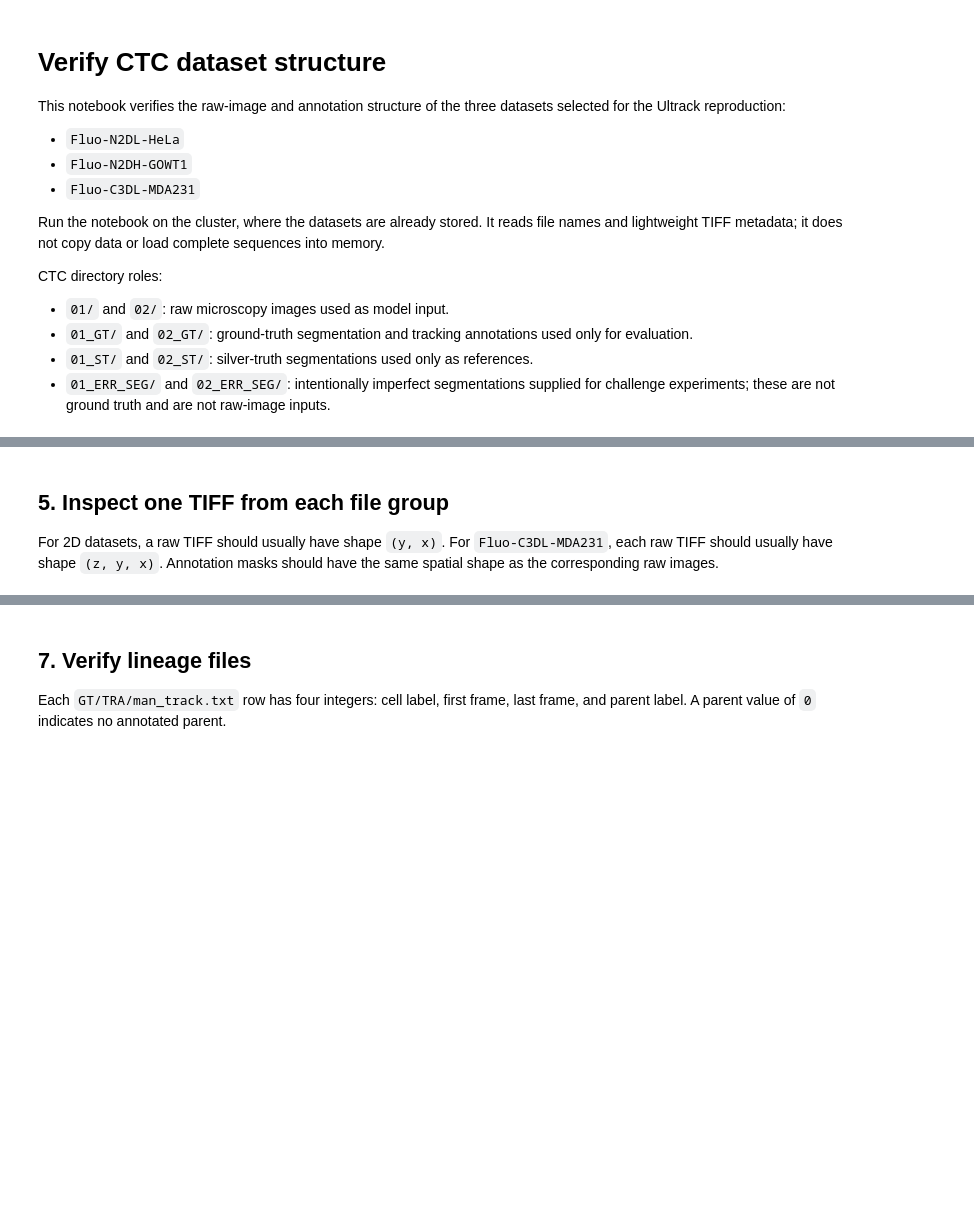
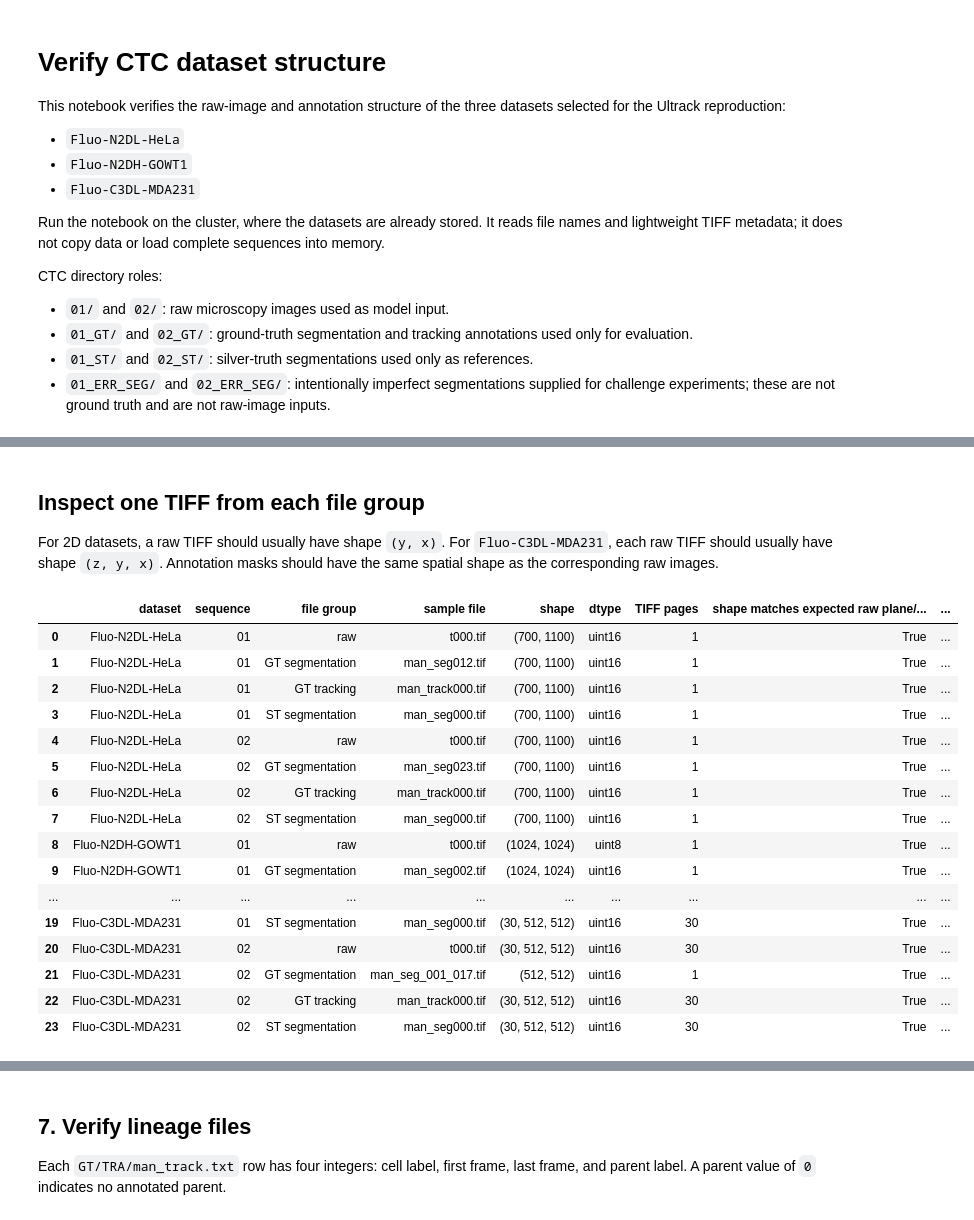
Before and after one commit to dsi-rse/clinic-2026-cell-tracking, a Jupyter notebook: notebooks/verify_ctc_dataset_structure.ipynb, the cells around one changed output, grey strips where cells are left out. Cells and saved outputs as stored; diff of their text form; code cells hidden in the pictures; blank space fills up the shorter version.

Commit message:
Complete and record selected CTC dataset checks and verification

```diff
--- a/notebooks/verify_ctc_dataset_structure.ipynb
+++ b/notebooks/verify_ctc_dataset_structure.ipynb
@@ -57,22 +67,29 @@ print(f"Reading datasets from: {CTC_ROOT}")
 
 These helpers inspect file names and TIFF metadata. They do not read full image arrays.
 # %%
-FRAME_NUMBER = re.compile(r"(\d+)$")
+INDEX_VALUES = re.compile(r"\d+")
+
+
+def file_indices(path):
+    """Return all numeric indices encoded in a CTC file name."""
+    return tuple(int(value) for value in INDEX_VALUES.findall(path.stem))
 
 
 def frame_number(path):
-    """Return the trailing frame number from a CTC TIFF file name."""
-    match = FRAME_NUMBER.search(path.stem)
-    if match is None:
+    """Return the time index encoded in a CTC TIFF file name."""
+    indices = file_indices(path)
+    if not indices:
         raise ValueError(f"No frame number found in {path.name}")
-    return int(match.group(1))
+    if path.stem.startswith("man_seg_") and len(indices) == 2:
+        return indices[0]
+    return indices[-1]
 
 
 def matching_files(directory, pattern):
     """Return naturally ordered files matching a CTC name pattern."""
     if not directory.is_dir():
         return []
-    return sorted(directory.glob(pattern), key=frame_number)
+    return sorted(directory.glob(pattern), key=file_indices)
 
 
 def frame_range(files):
@@ -150,5 +226,5 @@ file_summary
 # %% [markdown]
-## 5. Inspect one TIFF from each file group
+## Inspect one TIFF from each file group
 
 For 2D datasets, a raw TIFF should usually have shape `(y, x)`. For `Fluo-C3DL-MDA231`, each raw TIFF should usually have shape `(z, y, x)`. Annotation masks should have the same spatial shape as the corresponding raw images.
 # %%
@@ -158,31 +234,61 @@ for dataset, expected_dimensions in DATASETS.items():
     for sequence in SEQUENCES:
         raw_files = group_files[(dataset, sequence, "raw")]
         raw_shape = None
         if raw_files:
             raw_shape, _, _ = tiff_metadata(raw_files[0])
 
         for group in file_groups:
             files = group_files[(dataset, sequence, group)]
             if not files:
                 continue
             shape, dtype, page_count = tiff_metadata(files[0])
+            is_slice_annotation = (
+                group == "GT segmentation"
+                and files[0].stem.startswith("man_seg_")
+                and len(file_indices(files[0])) == 2
+            )
+            expected_shape = (
+                raw_shape[-2:]
+                if raw_shape and is_slice_annotation
+                else raw_shape
+            )
             metadata_rows.append(
                 {
                     "dataset": dataset,
                     "sequence": sequence,
                     "file group": group,
                     "sample file": files[0].name,
                     "shape": shape,
                     "dtype": dtype,
                     "TIFF pages": page_count,
-                    "shape matches raw": shape == raw_shape,
+                    "shape matches expected raw plane/volume": (
+                        shape == expected_shape
+                    ),
                     "expected raw dimensions": (
                         len(shape) == expected_dimensions
                         if group == "raw"
                         else None
                     ),
                 }
             )
 
 metadata_summary = pd.DataFrame(metadata_rows)
 metadata_summary
+# %% [output]
+|  | dataset | sequence | file group | sample file | shape | dtype | TIFF pages | shape matches expected raw plane/... | ... |
+| 0 | Fluo-N2DL-HeLa | 01 | raw | t000.tif | (700, 1100) | uint16 | 1 | True | ... |
+| 1 | Fluo-N2DL-HeLa | 01 | GT segmentation | man_seg012.tif | (700, 1100) | uint16 | 1 | True | ... |
+| 2 | Fluo-N2DL-HeLa | 01 | GT tracking | man_track000.tif | (700, 1100) | uint16 | 1 | True | ... |
+| 3 | Fluo-N2DL-HeLa | 01 | ST segmentation | man_seg000.tif | (700, 1100) | uint16 | 1 | True | ... |
+| 4 | Fluo-N2DL-HeLa | 02 | raw | t000.tif | (700, 1100) | uint16 | 1 | True | ... |
+| 5 | Fluo-N2DL-HeLa | 02 | GT segmentation | man_seg023.tif | (700, 1100) | uint16 | 1 | True | ... |
+| 6 | Fluo-N2DL-HeLa | 02 | GT tracking | man_track000.tif | (700, 1100) | uint16 | 1 | True | ... |
+| 7 | Fluo-N2DL-HeLa | 02 | ST segmentation | man_seg000.tif | (700, 1100) | uint16 | 1 | True | ... |
+| 8 | Fluo-N2DH-GOWT1 | 01 | raw | t000.tif | (1024, 1024) | uint8 | 1 | True | ... |
+| 9 | Fluo-N2DH-GOWT1 | 01 | GT segmentation | man_seg002.tif | (1024, 1024) | uint16 | 1 | True | ... |
+| ... | ... | ... | ... | ... | ... | ... | ... | ... | ... |
+| 19 | Fluo-C3DL-MDA231 | 01 | ST segmentation | man_seg000.tif | (30, 512, 512) | uint16 | 30 | True | ... |
+| 20 | Fluo-C3DL-MDA231 | 02 | raw | t000.tif | (30, 512, 512) | uint16 | 30 | True | ... |
+| 21 | Fluo-C3DL-MDA231 | 02 | GT segmentation | man_seg_001_017.tif | (512, 512) | uint16 | 1 | True | ... |
+| 22 | Fluo-C3DL-MDA231 | 02 | GT tracking | man_track000.tif | (30, 512, 512) | uint16 | 30 | True | ... |
+| 23 | Fluo-C3DL-MDA231 | 02 | ST segmentation | man_seg000.tif | (30, 512, 512) | uint16 | 30 | True | ... |
```
Also changed, not shown: parts of 21 cells of this notebook.
